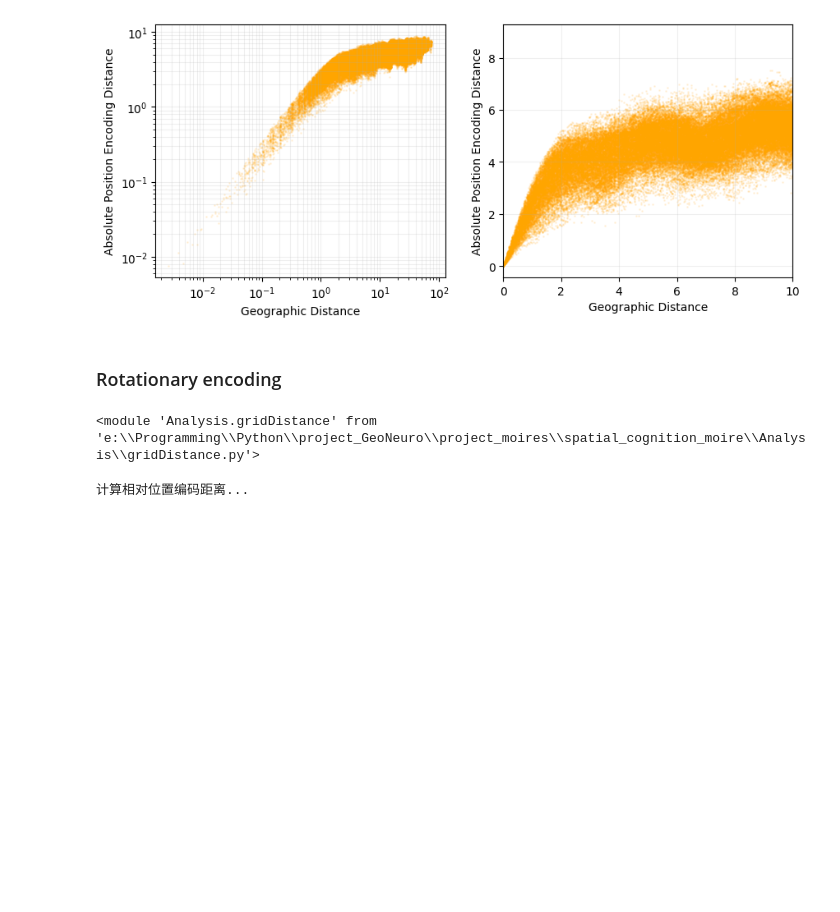
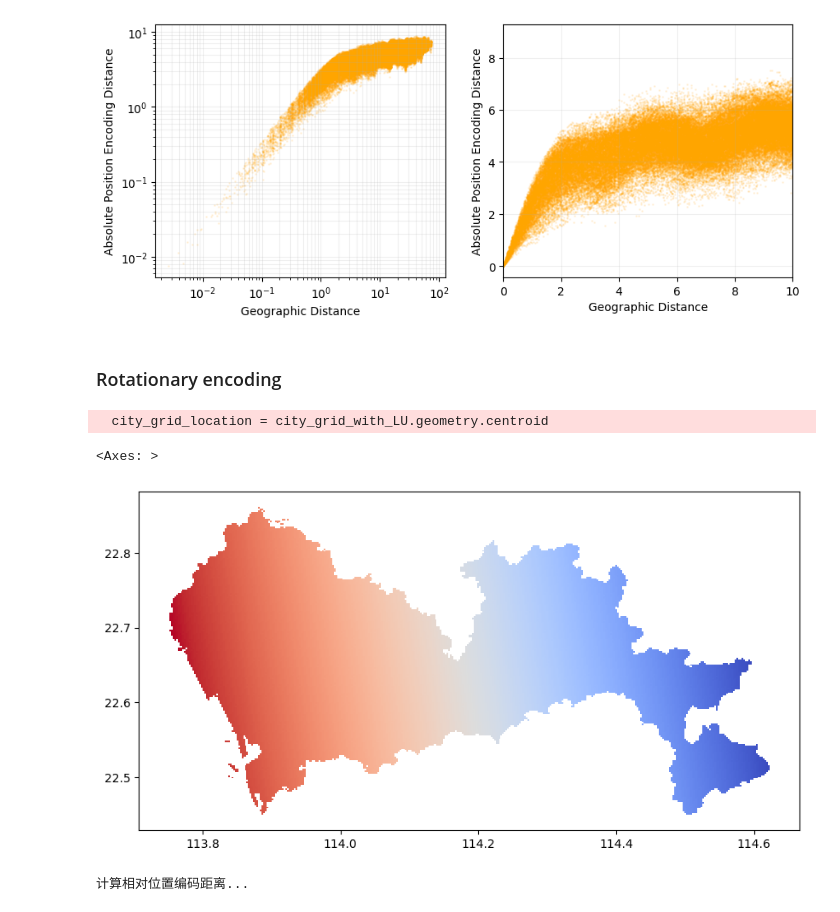
Before and after one commit to Cover-WU/UrbanCog-IRL, a Jupyter notebook: Analysis/Explain.ipynb, the cells around one changed output. Saved outputs shown, nothing was run; the diff lists cells and outputs as text; code cells hidden in the pictures; blank space fills up the shorter version.

```diff
--- a/Analysis/Explain.ipynb
+++ b/Analysis/Explain.ipynb
@@ -544,9 +544,3 @@ plt.show()
 [figure]
 # %% [markdown]
 ### Rotationary encoding
-# %%
-import importlib
-import Analysis.gridDistance as gridDistance
-importlib.reload(gridDistance)
-# %% [output]
-<module 'Analysis.gridDistance' from 'e:\\Programming\\Python\\project_GeoNeuro\\project_moires\\spatial_cognition_moire\\Analysis\\gridDistance.py'>
@@ -553,3 +554,38 @@ importlib.reload(gridDistance)
+# %%
+path = './data/city_grid_features/city_grid_features.geojson'
+city_grid_with_LU = gpd.read_file(path)
+city_grid_location = city_grid_with_LU.geometry.centroid
+city_grid_location_array = np.array([(p.x, p.y) for p in city_grid_location])
+# %% [output]
+  city_grid_location = city_grid_with_LU.geometry.centroid
+# %%
+euclidean_dim = 2; num_scale = 4; seed = 41310
+random_key = random.PRNGKey(seed)
+attn_rng, _ = random.split(random_key)
+
+embedding_dim = 2 * (euclidean_dim + 1) * num_scale
+
+
+def forward_fn(positions, key):
+    grid_pe = GridCellPositionalEncoding(dimension=euclidean_dim, qk_dim=embedding_dim, num_heads=1)
+    theta = grid_pe._generate_batch_encoding(positions[:, None, :], key)
+    cos_vec, _ = grid_pe._compute_rotation_vectors(theta)
+    firing_rate = np.sum(cos_vec, axis=-2)
+    firing_rate = firing_rate.squeeze()
+    return firing_rate
+forward_fn = hk.transform(forward_fn)
+params = forward_fn.init(attn_rng, city_grid_location_array, attn_rng)
+firing_rate = forward_fn.apply(params, attn_rng, city_grid_location_array, attn_rng)
+# %%
+city_grid_cell_activation = pd.concat([city_grid_with_LU, pd.DataFrame(firing_rate,
+                                                                       index=city_grid_with_LU.index,
+                                                                       columns=['scale_0', 'scale_1', 'scale_2', 'scale_3'])],
+                                      axis=1)
+# %%
+city_grid_cell_activation.plot(column='scale_3', cmap='coolwarm', figsize=(10, 10))
+# %% [output]
+<Axes: >
+[figure, added]
 # %%
 output, rotpos_dist, embeddings = gridDistance.calculate_relative_encoding_distance(selected_coords)
 rotpos_dist = np.triu(rotpos_dist, k=1)
```
Also changed, not shown: parts of 2 cells of this notebook, 4 other files.
